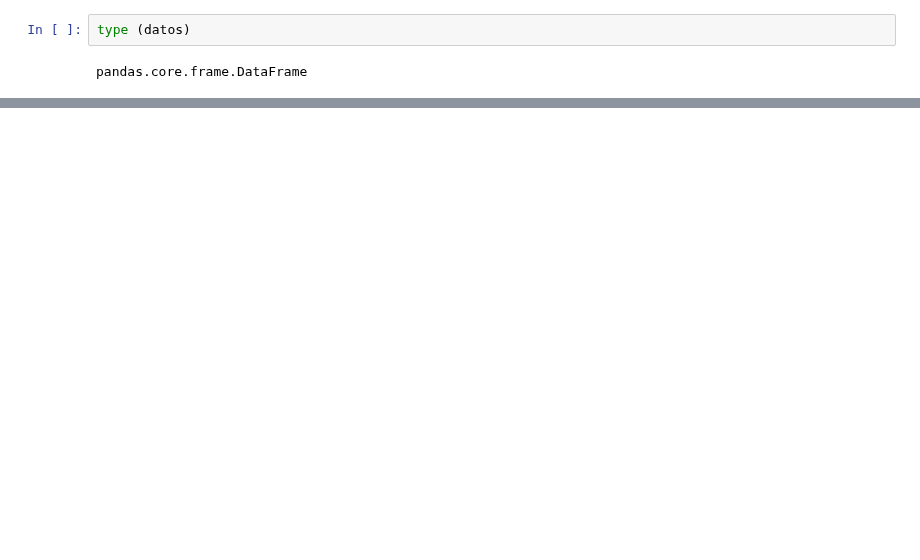
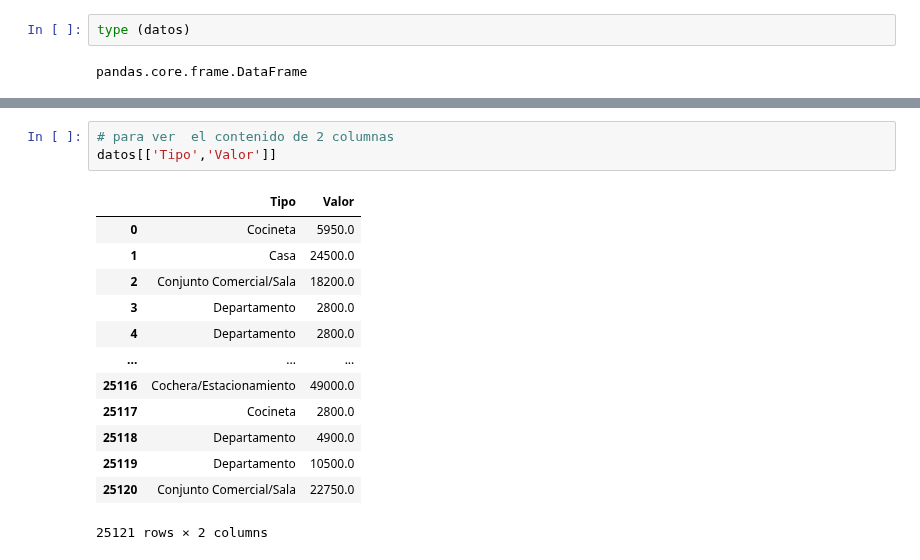
Before and after one commit to jorgevillegazz/SISTEMA-DE-REGISTRO, a Jupyter notebook: inmuebles_cdmx.ipynb, the cells around one changed output, grey strips where cells are left out. Cells and saved outputs as stored; diff of their text form; blank space fills up the shorter version.

```diff
--- a/inmuebles_cdmx.ipynb
+++ b/inmuebles_cdmx.ipynb
@@ -107,0 +169,17 @@ pandas.core.frame.DataFrame
+# %%
+# para ver  el contenido de 2 columnas
+datos[['Tipo','Valor']]
+# %% [output]
+|  | Tipo | Valor |
+| 0 | Cocineta | 5950.0 |
+| 1 | Casa | 24500.0 |
+| 2 | Conjunto Comercial/Sala | 18200.0 |
+| 3 | Departamento | 2800.0 |
+| 4 | Departamento | 2800.0 |
+| ... | ... | ... |
+| 25116 | Cochera/Estacionamiento | 49000.0 |
+| 25117 | Cocineta | 2800.0 |
+| 25118 | Departamento | 4900.0 |
+| 25119 | Departamento | 10500.0 |
+| 25120 | Conjunto Comercial/Sala | 22750.0 |
+25121 rows × 2 columns
```
Also changed, not shown: parts of 7 cells of this notebook.
